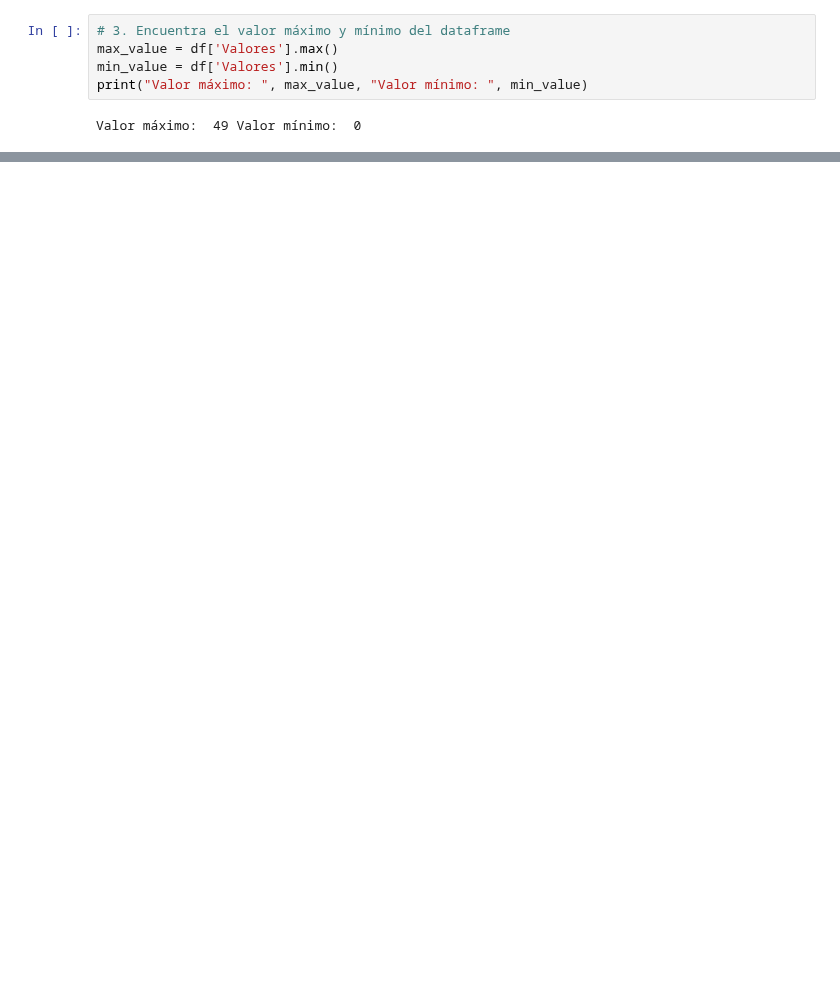
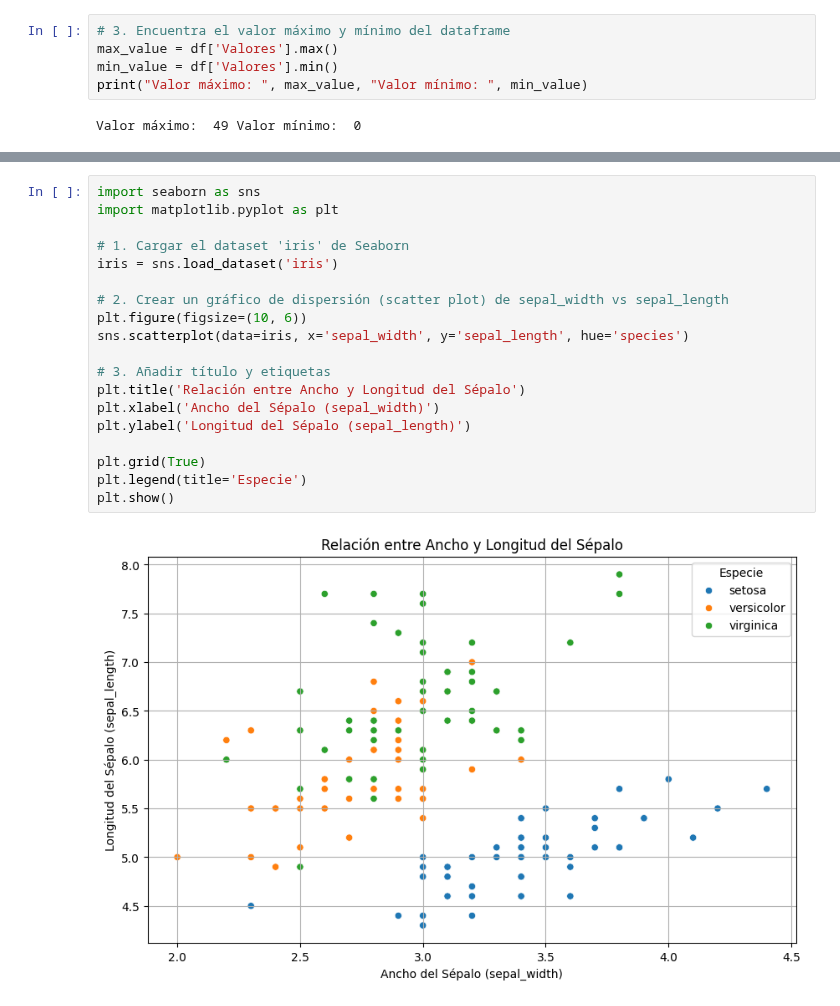
Before and after one commit to AminadabC/MIAAD, a Jupyter notebook: Matematicas/Actividad_estadistica.ipynb, the cells around one changed output, grey strips where cells are left out. Saved outputs shown, nothing was run; the diff lists cells and outputs as text; blank space fills up the shorter version.

```diff
--- a/Matematicas/Actividad_estadistica.ipynb
+++ b/Matematicas/Actividad_estadistica.ipynb
@@ -139,0 +279,21 @@ Valor máximo:  49 Valor mínimo:  0
+# %%
+import seaborn as sns
+import matplotlib.pyplot as plt
+
+# 1. Cargar el dataset 'iris' de Seaborn
+iris = sns.load_dataset('iris')
+
+# 2. Crear un gráfico de dispersión (scatter plot) de sepal_width vs sepal_length
+plt.figure(figsize=(10, 6))
+sns.scatterplot(data=iris, x='sepal_width', y='sepal_length', hue='species')
+
+# 3. Añadir título y etiquetas
+plt.title('Relación entre Ancho y Longitud del Sépalo')
+plt.xlabel('Ancho del Sépalo (sepal_width)')
+plt.ylabel('Longitud del Sépalo (sepal_length)')
+
+plt.grid(True)
+plt.legend(title='Especie')
+plt.show()
+# %% [output]
+[figure, added]
```
Also changed, not shown: parts of 24 cells of this notebook.
